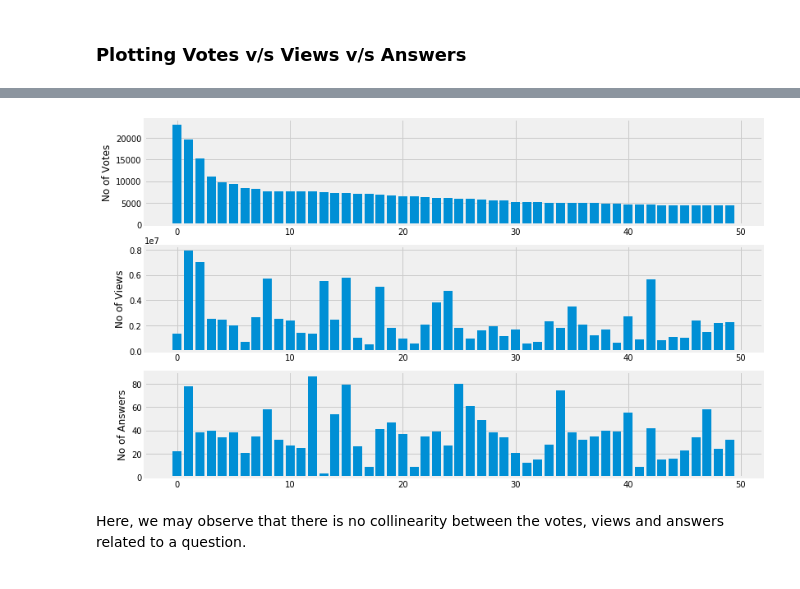
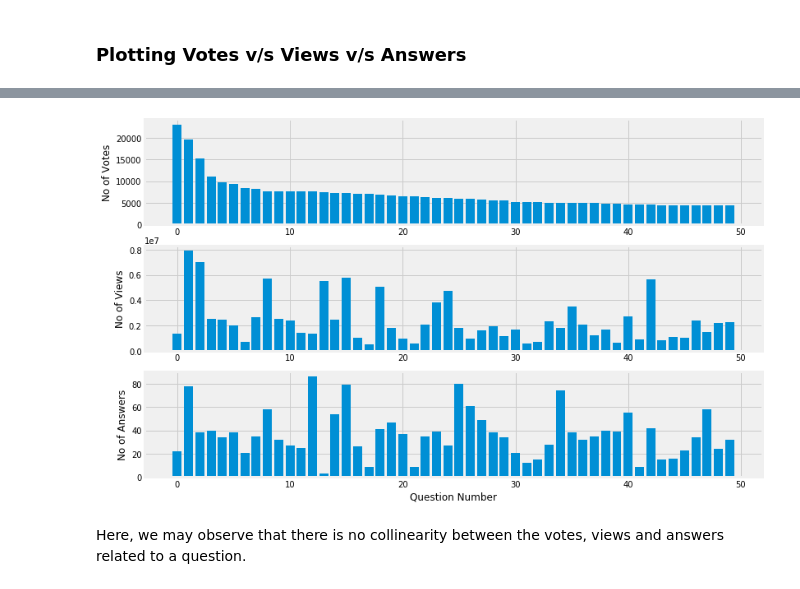
Before and after one commit to nveenverma/Projects, a Jupyter notebook: Exploring StackOverflow/main.ipynb, the cells around one changed output, grey strips where cells are left out. Cells and saved outputs as stored; diff of their text form; code cells hidden in the pictures.

```diff
--- a/Exploring StackOverflow/main.ipynb
+++ b/Exploring StackOverflow/main.ipynb
@@ -520,20 +520,21 @@ df1.head()
 # %%
 f, ax = plt.subplots(3, 1, figsize=(12, 8))
 
 ax[0].bar(df1.index, df1.no_of_votes)
 ax[0].set_ylabel('No of Votes')
 
 ax[1].bar(df1.index, df1.no_of_views)
 ax[1].set_ylabel('No of Views')
 
 ax[2].bar(df1.index, df1.no_of_answers)
 ax[2].set_ylabel('No of Answers')
+plt.xlabel('Question Number')
 
 plt.savefig('votes_vs_views_vs_answers.png', bbox_inches='tight')
 
 plt.show()
 # %% [output]
-[figure, old version]
+[figure, new version]
 # %% [markdown]
 Here, we may observe that there is no collinearity between the votes, views and answers related to a question.
 # %% [markdown]
```
Also changed, not shown: 5 other files.
